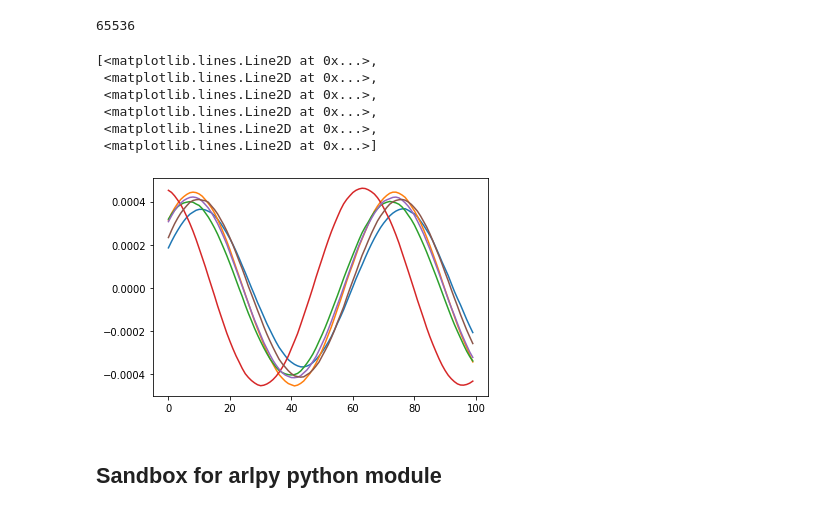
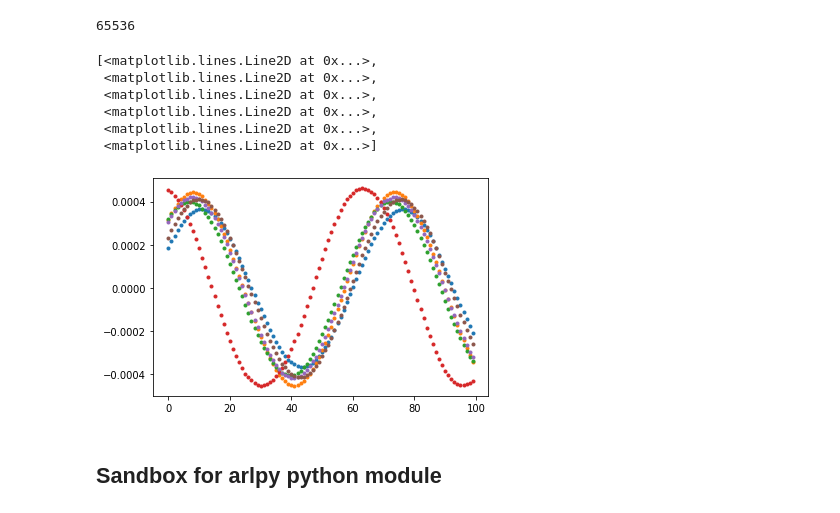
Before and after one commit to butterlyn/07_PYTHON_FILES_BUTTERLY, a Jupyter notebook: spaghetti_code_sandbox.ipynb, the cells around one changed output. Cells and saved outputs as stored; diff of their text form; code cells hidden in the pictures.

```diff
--- a/arlpy&soundfile_sandbox.ipynb
+++ b/spaghetti_code_sandbox.ipynb
@@ -29,15 +29,15 @@ params.samplerate
 65536
 # %%
 data_snip = data[500000:1000000,:]
-pp.plot(data_snip[0:100,:])
+pp.plot(data_snip[0:100,:],'.')
 # %% [output]
 [<matplotlib.lines.Line2D at 0x...>,
  <matplotlib.lines.Line2D at 0x...>,
  <matplotlib.lines.Line2D at 0x...>,
  <matplotlib.lines.Line2D at 0x...>,
  <matplotlib.lines.Line2D at 0x...>,
  <matplotlib.lines.Line2D at 0x...>]
-[figure, old version]
+[figure, new version]
 # %% [markdown]
 ## Sandbox for arlpy python module
 # %%
```
Also changed, not shown: parts of 14 cells of this notebook, 2 other files.
